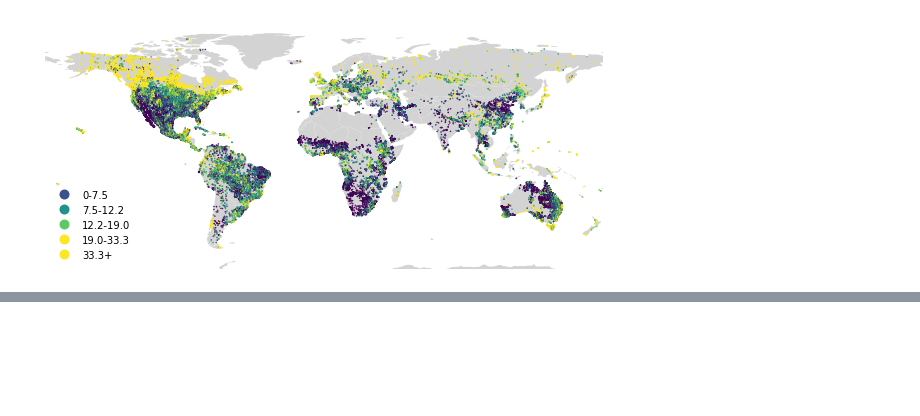
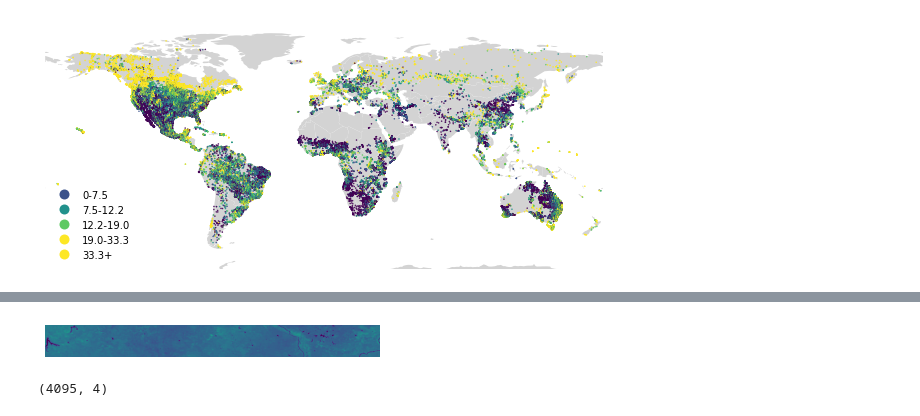
Before and after one commit to earthrise-media/soil-carbon, a Jupyter notebook: clean.ipynb, the cells around one changed output, grey strips where cells are left out. Saved outputs shown, nothing was run; the diff lists cells and outputs as text; code cells hidden in the pictures; blank space fills up the shorter version.

Commit message:
added soilgrids image and scatterplot

```diff
--- a/clean.ipynb
+++ b/clean.ipynb
@@ -74,0 +86,16 @@ TypeError: poisson() missing 1 required positional argument: 'lamb'
+# %%
+# process soilgrids sample (which was exported directly from the JavaScript console)
+image = plt.imread("data/soilgrids.tif")
+img = image[450:700, 4000:6600] #clip because of some weird GEE export buffer
+
+fig, ax = plt.subplots()
+ax.axis("off")
+lum_img = img[:, :, 0]
+plt.imshow(lum_img)
+plt.savefig("imgs/soilgrids_sample.png", dpi=300, bbox_inches="tight")
+# %% [output]
+[figure, added]
+# %%
+df.shape
+# %% [output]
+(4095, 4)
```
Also changed, not shown: parts of 4 cells of this notebook, 5 other files.
